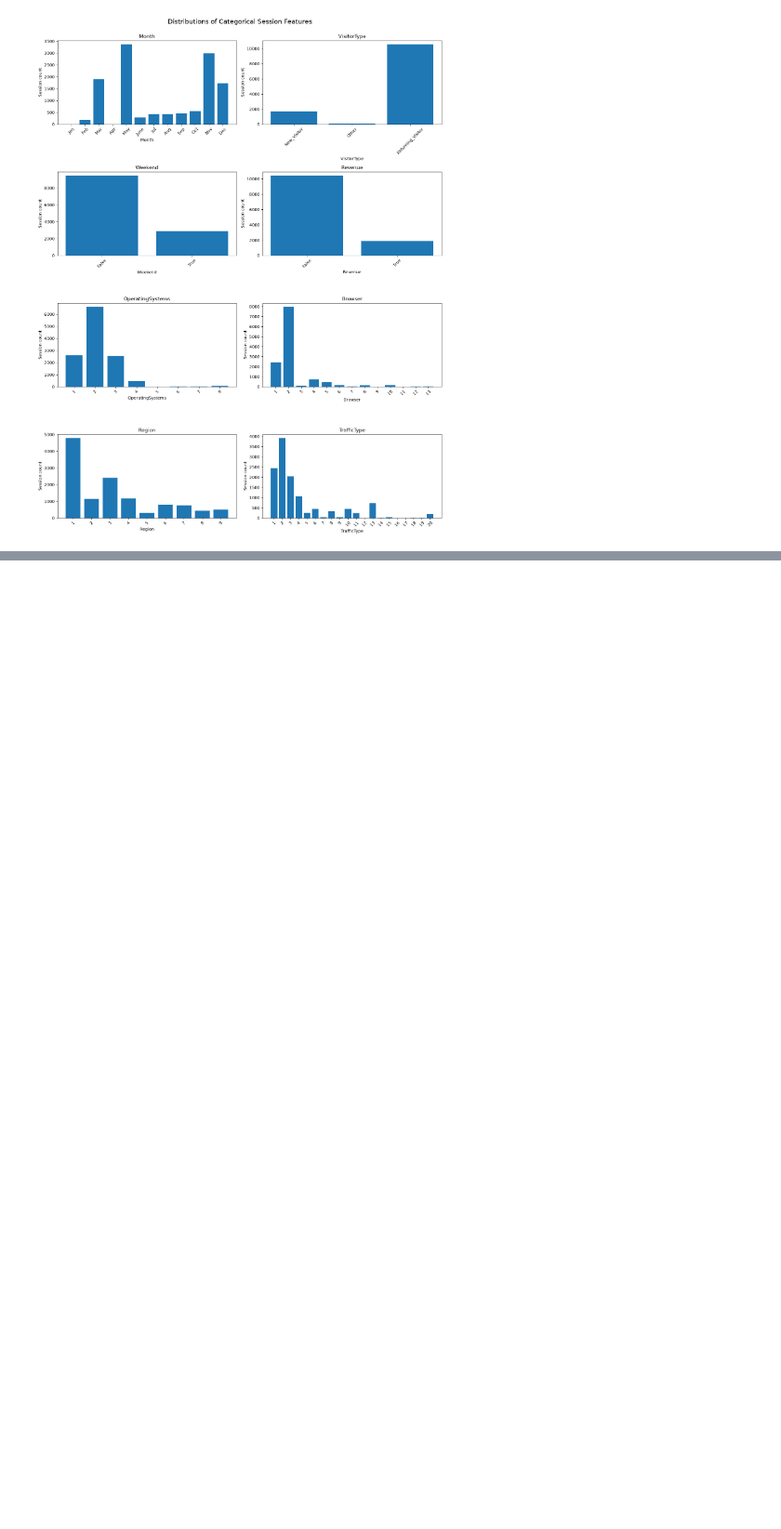
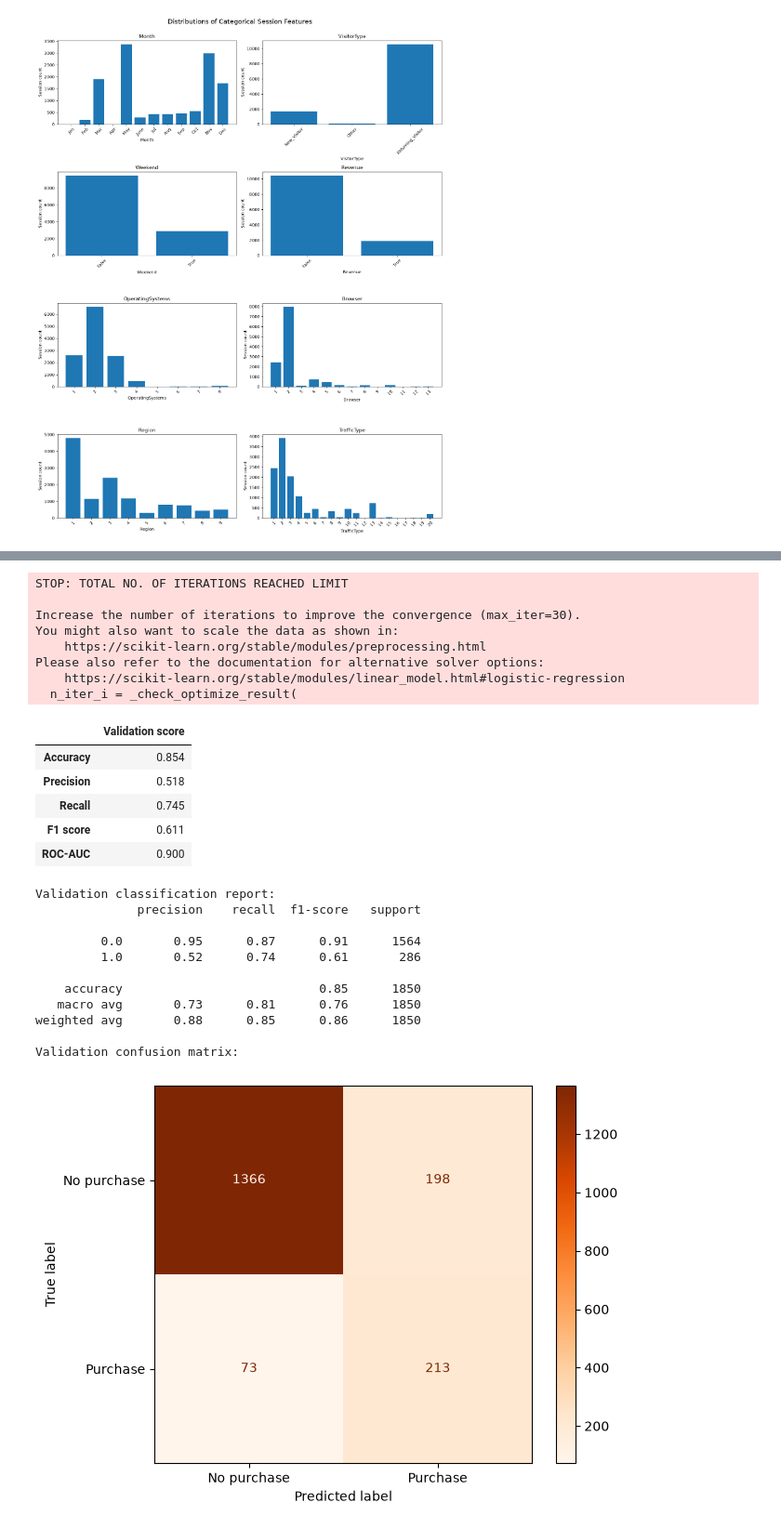
Before and after one commit to mincemeat7303/scaling-octo-happiness, a Jupyter notebook: ML_online_shopping-tendancy.ipynb, the cells around one changed output, grey strips where cells are left out. Shown at 93% size. Drawn from its saved outputs; the diff is of its cells as text; code cells hidden in the pictures; blank space fills up the shorter version.

```diff
--- a/ML_online_shopping-tendancy.ipynb
+++ b/ML_online_shopping-tendancy.ipynb
@@ -169,0 +246,14 @@ plt.show()
+# %%
+
+categorical_features = X_train.select_dtypes(
+    include=["category", "object", "bool"]
+).columns
+numeric_features = X_train.select_dtypes(include="number").columns
+
+preprocessor = ColumnTransformer(
+    transformers=[
+        ("numeric", StandardScaler(), numeric_features),
+        ("categorical", OneHotEncoder(handle_unknown="ignore"), categorical_features),
+    ]
+)
+preprocessor
@@ -169,0 +275,62 @@ plt.show()
+# %%
+baseline_model = Pipeline(steps=[
+    ("preprocessor", preprocessor),
+    ("classifier", LogisticRegression(max_iter=30,class_weight="balanced", random_state=RANDOM_STATE)),
+])
+
+baseline_model.fit(X_train, y_train)
+
+y_val_pred = baseline_model.predict(X_val)
+positive_class_index = list(baseline_model.classes_).index(True)
+y_val_probability = baseline_model.predict_proba(X_val)[:, positive_class_index]
+
+validation_metrics = pd.Series({
+    "Accuracy": accuracy_score(y_val, y_val_pred),
+    "Precision": precision_score(y_val, y_val_pred, pos_label=True, zero_division=0),
+    "Recall": recall_score(y_val, y_val_pred, pos_label=True, zero_division=0),
+    "F1 score": f1_score(y_val, y_val_pred, pos_label=True, zero_division=0),
+    "ROC-AUC": roc_auc_score(y_val, y_val_probability),
+}).round(3)
+display(validation_metrics.to_frame("Validation score"))
+
+print("Validation classification report:")
+print(classification_report(y_val, y_val_pred, zero_division=0))
+
+print("Validation confusion matrix:")
+ConfusionMatrixDisplay.from_predictions(
+    y_val,
+    y_val_pred,
+    labels=[False, True],
+    display_labels=["No purchase", "Purchase"],
+    cmap="Oranges",
+    values_format="d",
+)
+plt.tight_layout()
+plt.show()
+# %% [output]
+STOP: TOTAL NO. OF ITERATIONS REACHED LIMIT
+
+Increase the number of iterations to improve the convergence (max_iter=30).
+You might also want to scale the data as shown in:
+    https://scikit-learn.org/stable/modules/preprocessing.html
+Please also refer to the documentation for alternative solver options:
+    https://scikit-learn.org/stable/modules/linear_model.html#logistic-regression
+  n_iter_i = _check_optimize_result(
+|  | Validation score |
+| Accuracy | 0.854 |
+| Precision | 0.518 |
+| Recall | 0.745 |
+| F1 score | 0.611 |
+| ROC-AUC | 0.900 |
+Validation classification report:
+              precision    recall  f1-score   support
+
+         0.0       0.95      0.87      0.91      1564
+         1.0       0.52      0.74      0.61       286
+
+    accuracy                           0.85      1850
+   macro avg       0.73      0.81      0.76      1850
+weighted avg       0.88      0.85      0.86      1850
+
+Validation confusion matrix:
+[figure, added]
```
Also changed, not shown: parts of 25 cells of this notebook, 1 other file.
